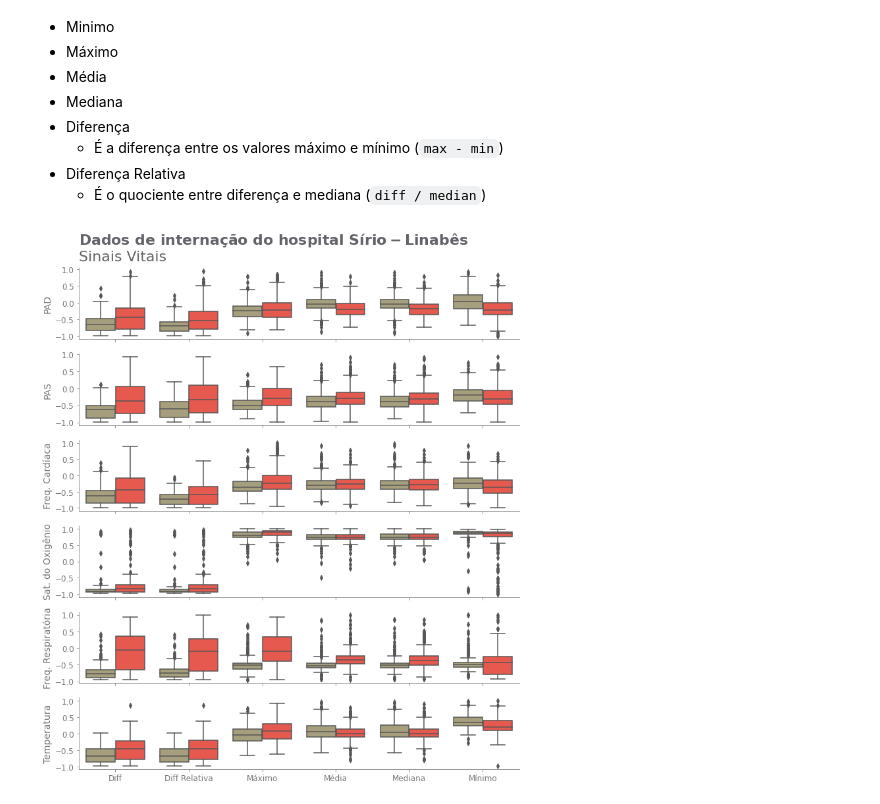
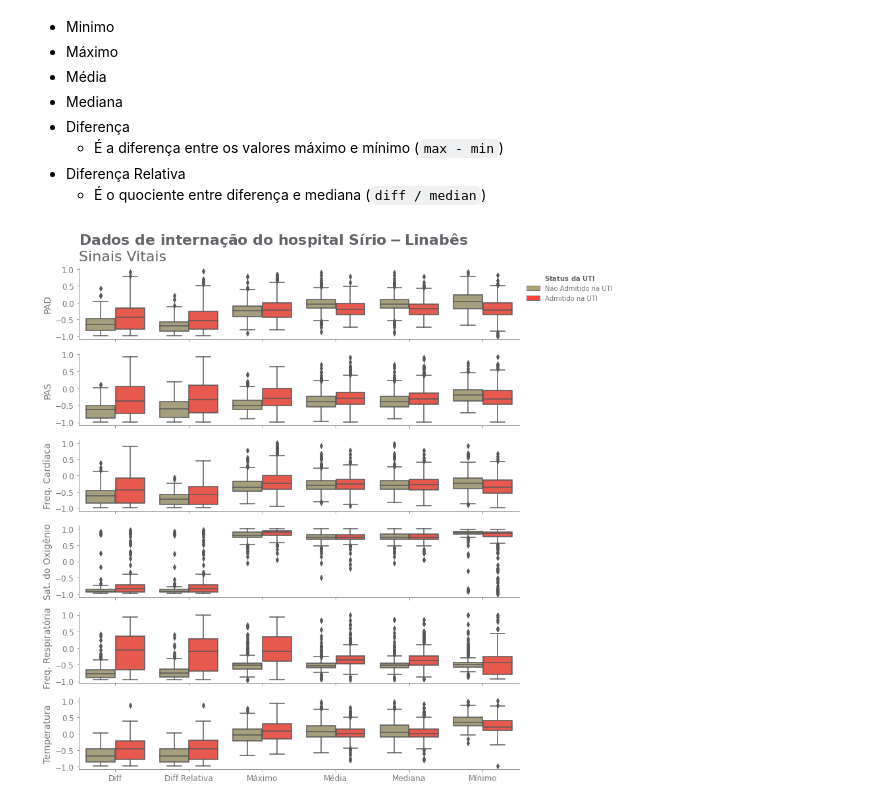
Before and after one commit to willianrocha/COVID-19_clinical_data_assess_diagnosis, a Jupyter notebook: notebooks/EDA.ipynb, the cells around one changed output. Saved outputs shown, nothing was run; the diff lists cells and outputs as text; code cells hidden in the pictures.

```diff
--- a/notebooks/EDA.ipynb
+++ b/notebooks/EDA.ipynb
@@ -19,4 +21,7 @@ ABOVE65_0 = '#74F782'
 ABOVE65_1 = '#5CD5F7'
 ICU_0 = '#ADA476'
 ICU_1 = '#FF4336'
+
+ICU_0_LABEL = 'Não Admitido na UTI'
+ICU_1_LABEL = 'Admitido na UTI'
 # %% [markdown]
@@ -143,7 +156,7 @@ preexisting_disease_data
 | 384 | 384 | 0.0 | 0.0 | 0.0 | 0.0 | ... |
 385 rows × 11 columns
 # %%
-xticks_g = ["Sem adimissão na UTI", "Admitido na UTI"]
+xticks_g = [ICU_0_LABEL, ICU_1_LABEL]
 preexisting_disease_columns = ['DISEASE GROUPING 1', 'DISEASE GROUPING 2', 'DISEASE GROUPING 3', 'DISEASE GROUPING 4', 'DISEASE GROUPING 5', 'DISEASE GROUPING 6', 'HTN', 'IMMUNOCOMPROMISED', 'OTHER']
 preexisting_disease_labels = ['Doença do Grupo 1', 'Doença do Grupo 2', 'Doença do Grupo 3', 'Doença do Grupo 4', 'Doença do Grupo 5', 'Doença do Grupo 6', 'Hipertensão', 'Imunocomprometido', 'Outros']
 suptitle = 'Dados de internação do hospital Sírio-Linabês'
@@ -192,24 +205,32 @@ Deste dados, temos:
 # %%
 attributes_suffix = ['DIFF', 'DIFF_REL', 'MAX', 'MEAN', 'MEDIAN', 'MIN']
 vital_signs = ['BLOODPRESSURE_DIASTOLIC', 'BLOODPRESSURE_SISTOLIC', 'HEART_RATE', 'OXYGEN_SATURATION', 'RESPIRATORY_RATE', 'TEMPERATURE']
 
 attributes_label = ['Diff', 'Diff Relativa', 'Máximo', 'Média', 'Mediana', 'Mínimo']
 vital_signs_label = ['PAD', 'PAS', 'Freq. Cardíaca', 'Sat. do Oxigênio', 'Freq. Respiratória', 'Temperatura']
 
 suptitle = 'Dados de internação do hospital Sírio-Linabês'
 subtitle = 'Sinais Vitais'
 
 fig, (ax1, ax2, ax3, ax4, ax5, ax6) = plt.subplots(nrows=6, ncols=1, figsize=(12, 14), sharex=True) #(10, 6)
 axes = [ax1, ax2, ax3, ax4, ax5, ax6]
 for i, vital in enumerate(vital_signs):
     vs_columns = [f'{vital}_{attr}' for attr in attributes_suffix]
-    vs_melt = dados.melt(id_vars=['PATIENT_VISIT_IDENTIFIER', 'ICU'], value_vars=vs_columns, var_name='col', value_name='value').reset_index(drop=True)
+    vs_melt = dados.melt(id_vars=['ICU'], value_vars=vs_columns, var_name='col', value_name='value').reset_index(drop=True)
     vs_melt['value'] = vs_melt['value'].replace(-1, np.nan)
     vs_melt['value'] = vs_melt['value'].replace(1, np.nan)
     sns.boxplot(x="col", y="value", hue='ICU', data=vs_melt, ax=axes[i], palette=[ICU_0, ICU_1])
 ax6.set_xticklabels(attributes_label, fontsize=12)
 presentation(fig=fig, ax=axes, y_label=vital_signs_label, title=suptitle, subtitle=subtitle,
              title_position = 0.055, grid=False, legend=False)
+
+disease_0 = mpatches.Patch(facecolor=ICU_0, edgecolor=GRAY5, label=ICU_0_LABEL)
+disease_1 = mpatches.Patch(facecolor=ICU_1, edgecolor=GRAY5, label=ICU_1_LABEL)
+plt.sca(ax1)
+leg = plt.legend(handles=[disease_0, disease_1], loc='upper right', bbox_to_anchor=(1.225, 1.0),
+           frameon=False, labelcolor=GRAY5, title=suptitle_formatter('Status da UTI'))
+plt.setp(leg.get_title(), color=GRAY4)
+
 sns.despine()
 # %% [output]
-[figure, old version]
+[figure, new version]
```
Also changed, not shown: parts of 20 cells of this notebook, 3 other files.
